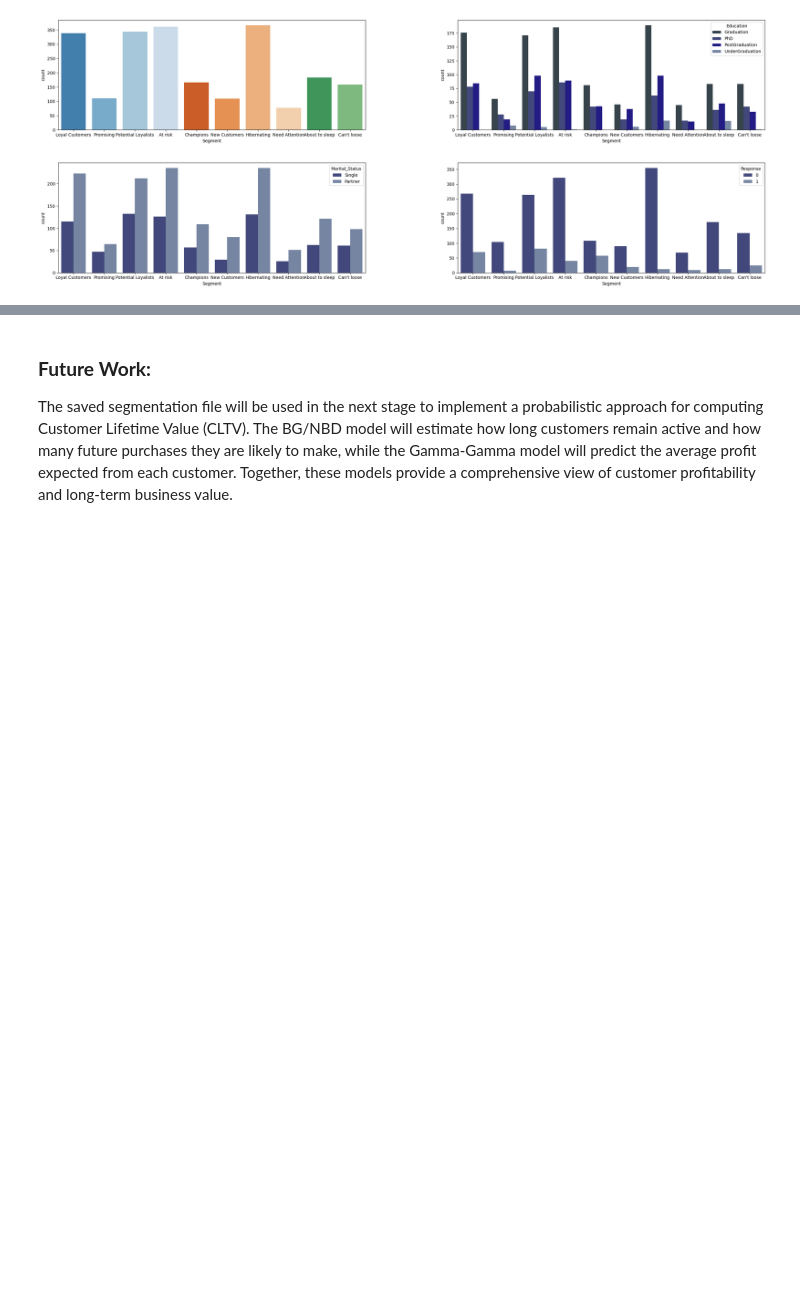
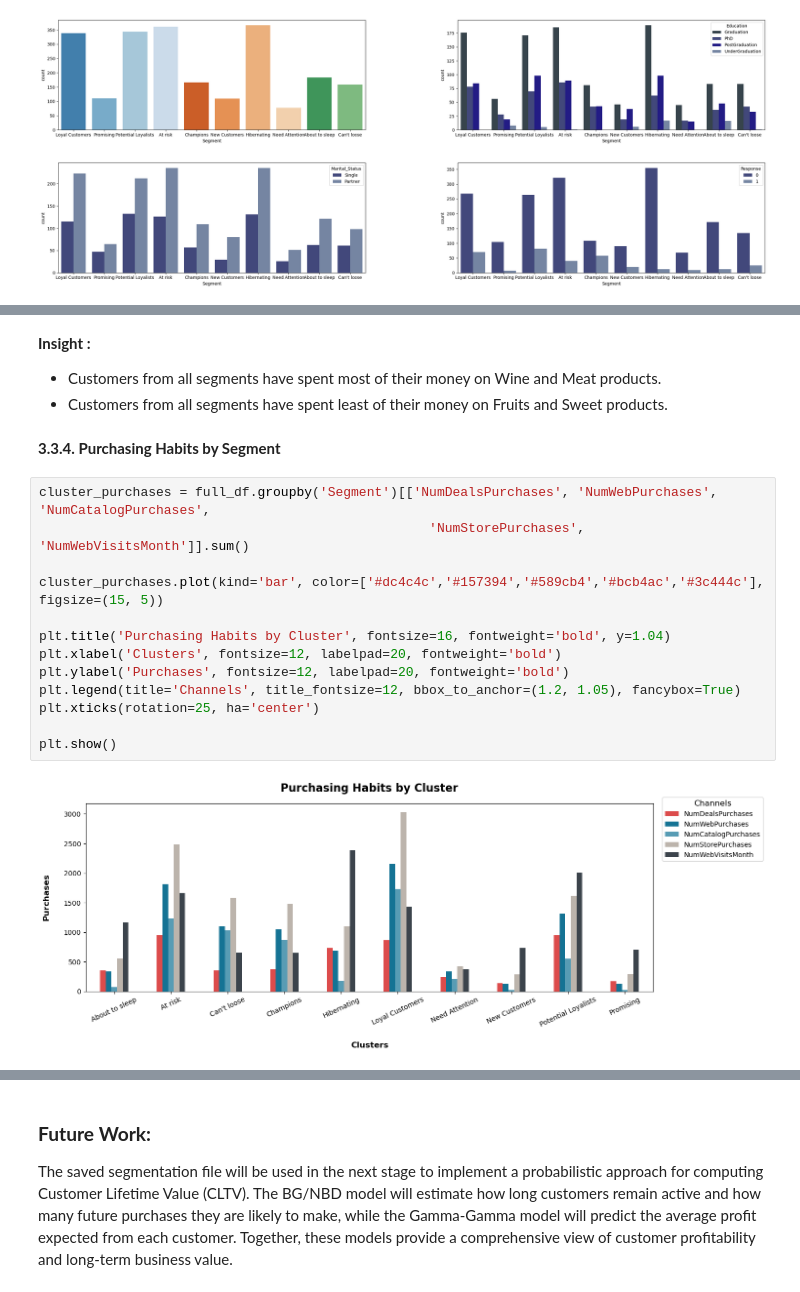
Before and after one commit to annugit1655/Customer-Behaviour-Analysis-with-CLTV, a Jupyter notebook: notebooks/02-RFM-Segmentation.ipynb, the cells around one changed output, grey strips where cells are left out. Saved outputs shown, nothing was run; the diff lists cells and outputs as text; blank space fills up the shorter version.

```diff
--- a/notebooks/02-RFM-Segmentation.ipynb
+++ b/notebooks/02-RFM-Segmentation.ipynb
@@ -735,0 +765,22 @@ plt.show()
+# %% [markdown]
+**Insight :**
+
+- Customers from all segments have spent most of their money on Wine and Meat products.
+- Customers from all segments have spent least of their money on Fruits and Sweet products.
+# %% [markdown]
+**3.3.4. Purchasing Habits by Segment**
+# %%
+cluster_purchases = full_df.groupby('Segment')[['NumDealsPurchases', 'NumWebPurchases', 'NumCatalogPurchases',
+                                                  'NumStorePurchases', 'NumWebVisitsMonth']].sum()
+
+cluster_purchases.plot(kind='bar', color=['#dc4c4c','#157394','#589cb4','#bcb4ac','#3c444c'], figsize=(15, 5))
+
+plt.title('Purchasing Habits by Cluster', fontsize=16, fontweight='bold', y=1.04)
+plt.xlabel('Clusters', fontsize=12, labelpad=20, fontweight='bold')
+plt.ylabel('Purchases', fontsize=12, labelpad=20, fontweight='bold')
+plt.legend(title='Channels', title_fontsize=12, bbox_to_anchor=(1.2, 1.05), fancybox=True)
+plt.xticks(rotation=25, ha='center')
+
+plt.show()
+# %% [output]
+[figure, added]
```
Also changed, not shown: parts of 10 cells of this notebook.
